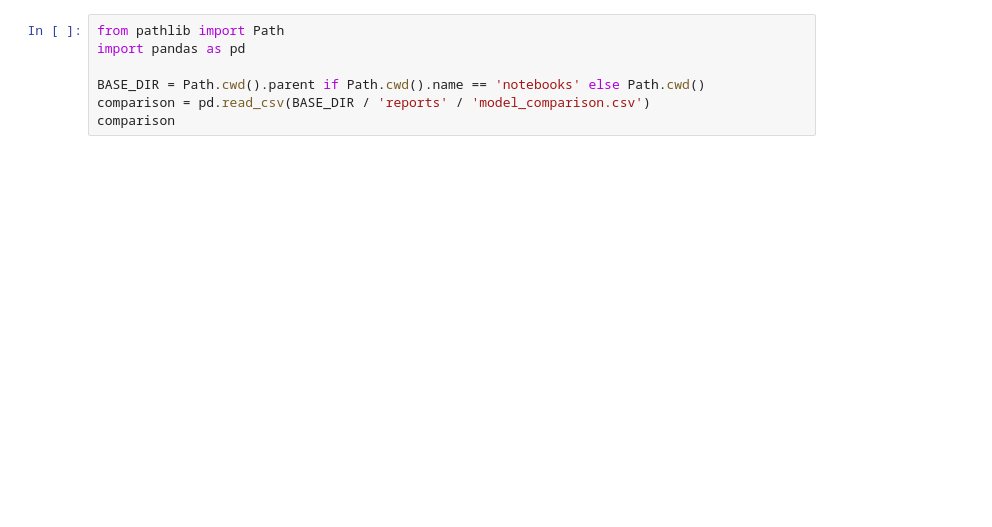
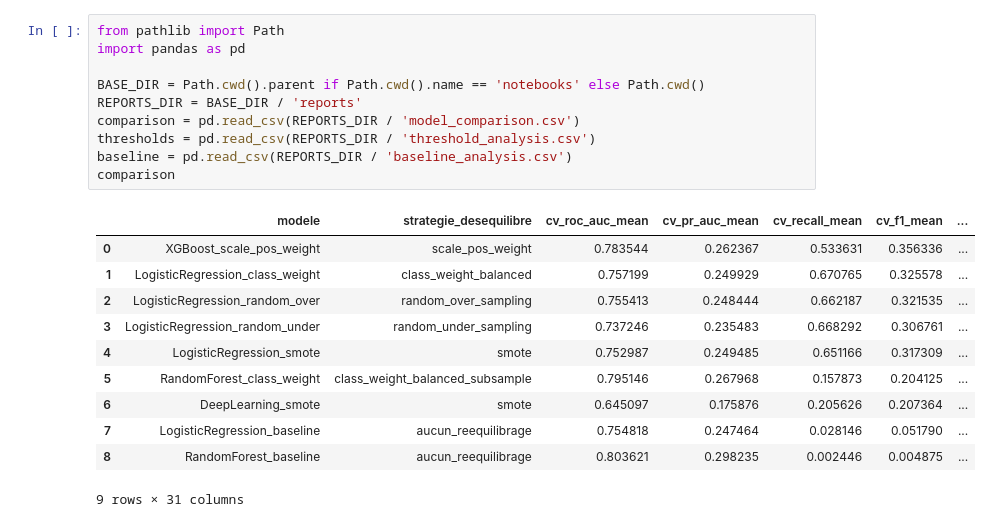
Before and after one commit to Simone-Me/churn_predict, a Jupyter notebook: projet_churn_structure/notebooks/03_modelisation_evaluation.ipynb, the cells around one changed output. Cells and saved outputs as stored; diff of their text form; blank space fills up the shorter version.

```diff
--- a/projet_churn_structure/notebooks/03_modelisation_evaluation.ipynb
+++ b/projet_churn_structure/notebooks/03_modelisation_evaluation.ipynb
@@ -5,7 +5,22 @@ Ce notebook sert a lire et commenter les resultats des modeles. Pour regenerer l
 # %%
 from pathlib import Path
 import pandas as pd
 
 BASE_DIR = Path.cwd().parent if Path.cwd().name == 'notebooks' else Path.cwd()
-comparison = pd.read_csv(BASE_DIR / 'reports' / 'model_comparison.csv')
+REPORTS_DIR = BASE_DIR / 'reports'
+comparison = pd.read_csv(REPORTS_DIR / 'model_comparison.csv')
+thresholds = pd.read_csv(REPORTS_DIR / 'threshold_analysis.csv')
+baseline = pd.read_csv(REPORTS_DIR / 'baseline_analysis.csv')
 comparison
+# %% [output]
+|  | modele | strategie_desequilibre | cv_roc_auc_mean | cv_pr_auc_mean | cv_recall_mean | cv_f1_mean | ... |
+| 0 | XGBoost_scale_pos_weight | scale_pos_weight | 0.783544 | 0.262367 | 0.533631 | 0.356336 | ... |
+| 1 | LogisticRegression_class_weight | class_weight_balanced | 0.757199 | 0.249929 | 0.670765 | 0.325578 | ... |
+| 2 | LogisticRegression_random_over | random_over_sampling | 0.755413 | 0.248444 | 0.662187 | 0.321535 | ... |
+| 3 | LogisticRegression_random_under | random_under_sampling | 0.737246 | 0.235483 | 0.668292 | 0.306761 | ... |
+| 4 | LogisticRegression_smote | smote | 0.752987 | 0.249485 | 0.651166 | 0.317309 | ... |
+| 5 | RandomForest_class_weight | class_weight_balanced_subsample | 0.795146 | 0.267968 | 0.157873 | 0.204125 | ... |
+| 6 | DeepLearning_smote | smote | 0.645097 | 0.175876 | 0.205626 | 0.207364 | ... |
+| 7 | LogisticRegression_baseline | aucun_reequilibrage | 0.754818 | 0.247464 | 0.028146 | 0.051790 | ... |
+| 8 | RandomForest_baseline | aucun_reequilibrage | 0.803621 | 0.298235 | 0.002446 | 0.004875 | ... |
+9 rows × 31 columns
```
Also changed, not shown: parts of 13 cells of this notebook, 32 other files.
